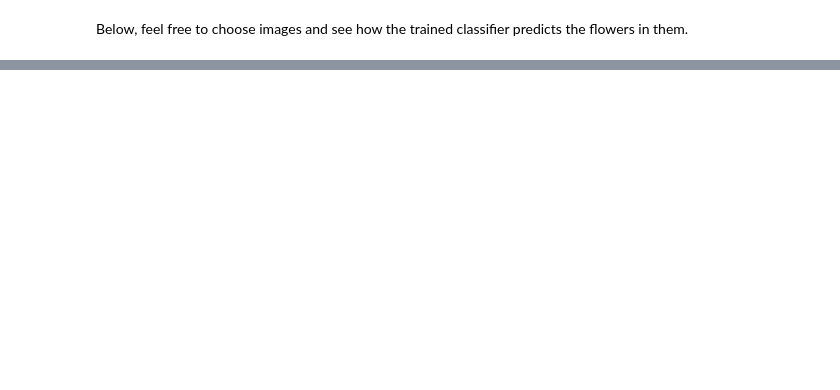
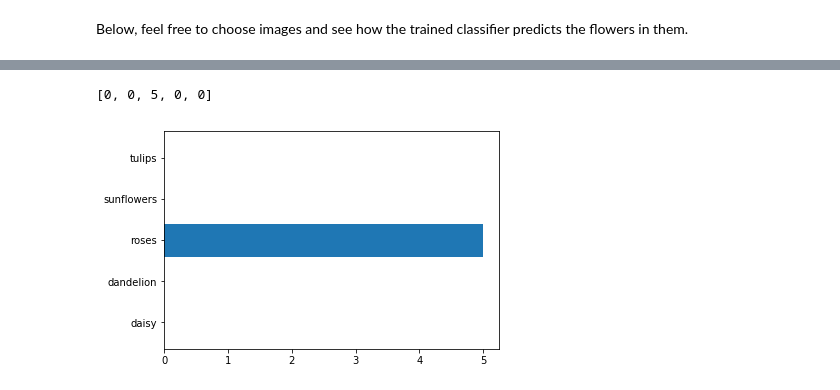
Before and after one commit to BananuhBeatDown/transfer-learning, a Jupyter notebook: Transfer_Learning.ipynb, the cells around one changed output, grey strips where cells are left out. Drawn from its saved outputs; the diff is of its cells as text; code cells hidden in the pictures; blank space fills up the shorter version.

Commit message:
feat: Complete transform learning neural network with training and testing

```diff
--- a/Transfer_Learning.ipynb
+++ b/Transfer_Learning.ipynb
@@ -365,0 +377,12 @@ with tf.Session() as sess:
+# %%
+epochs = 20
+
+saver = tf.train.Saver()
+with tf.Session() as sess:
+    sess.run(tf.global_variables_initializer())
+    for e in range(epochs):
+        for x, y in get_batches(train_x, train_y):
+            loss, _ = sess.run([cost, optimizer], feed_dict={inputs_: x, labels_: y})
+        print("Epoch: {}/{}...".format(e+1, epochs),
+              "Training loss {:.4f}".format(loss))
+    saver.save(sess, "checkpoints/flowers.ckpt")
@@ -415,3 +473,16 @@ plt.imshow(test_img)
+# %%
+pred = []
+for i in prediction:
+    pred.append(np.argmax(i))
+
+recount = []
+for ii in range(len(pred)):
+    recount.append(pred.count(ii))
+recount
+# %% [output]
+[0, 0, 5, 0, 0]
 # %%
-plt.barh(np.arange(5), prediction)
+plt.barh(np.arange(5), recount)
 _ = plt.yticks(np.arange(5), lb.classes_)
+# %% [output]
+[figure, added]
```
Also changed, not shown: parts of 12 cells of this notebook.
